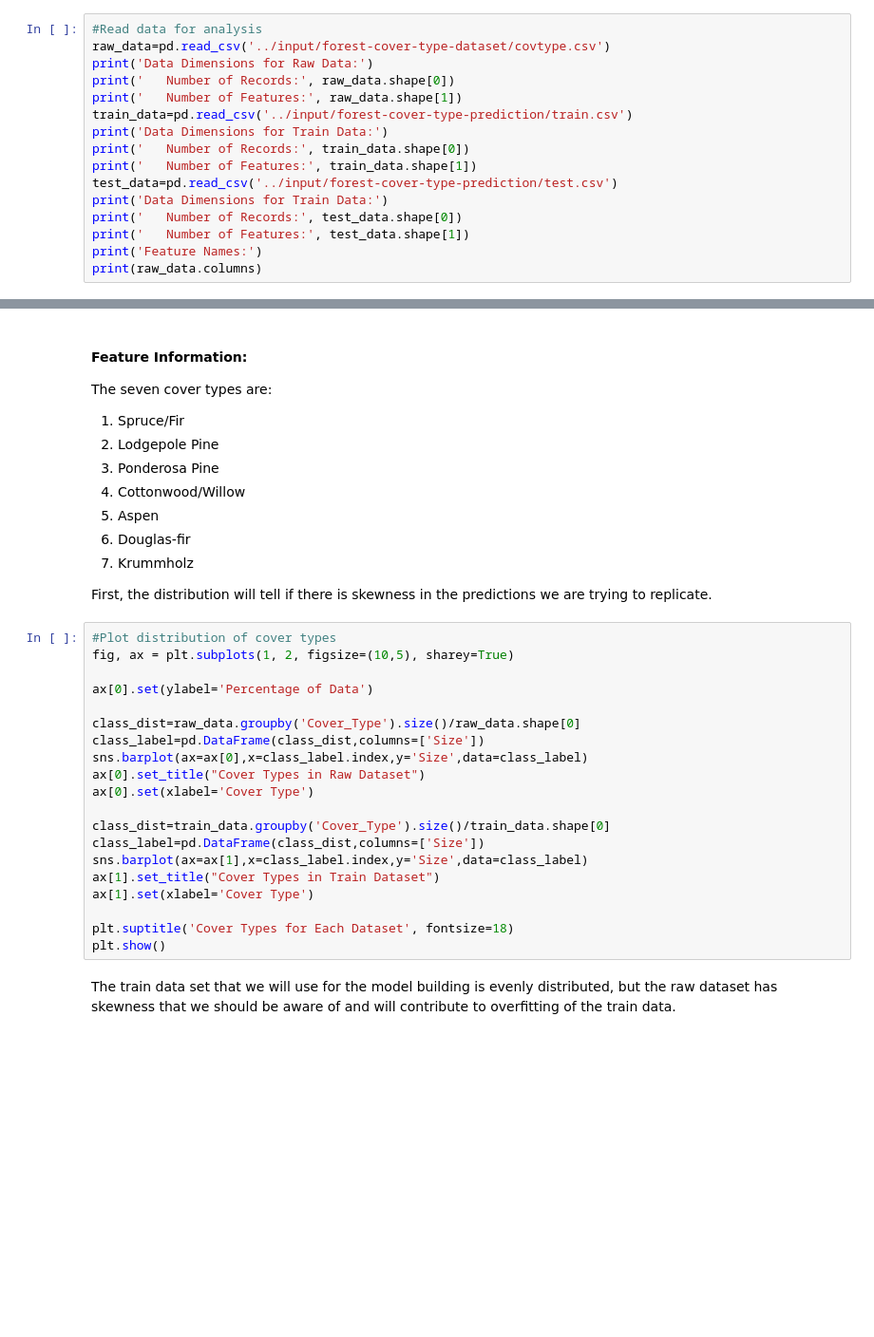
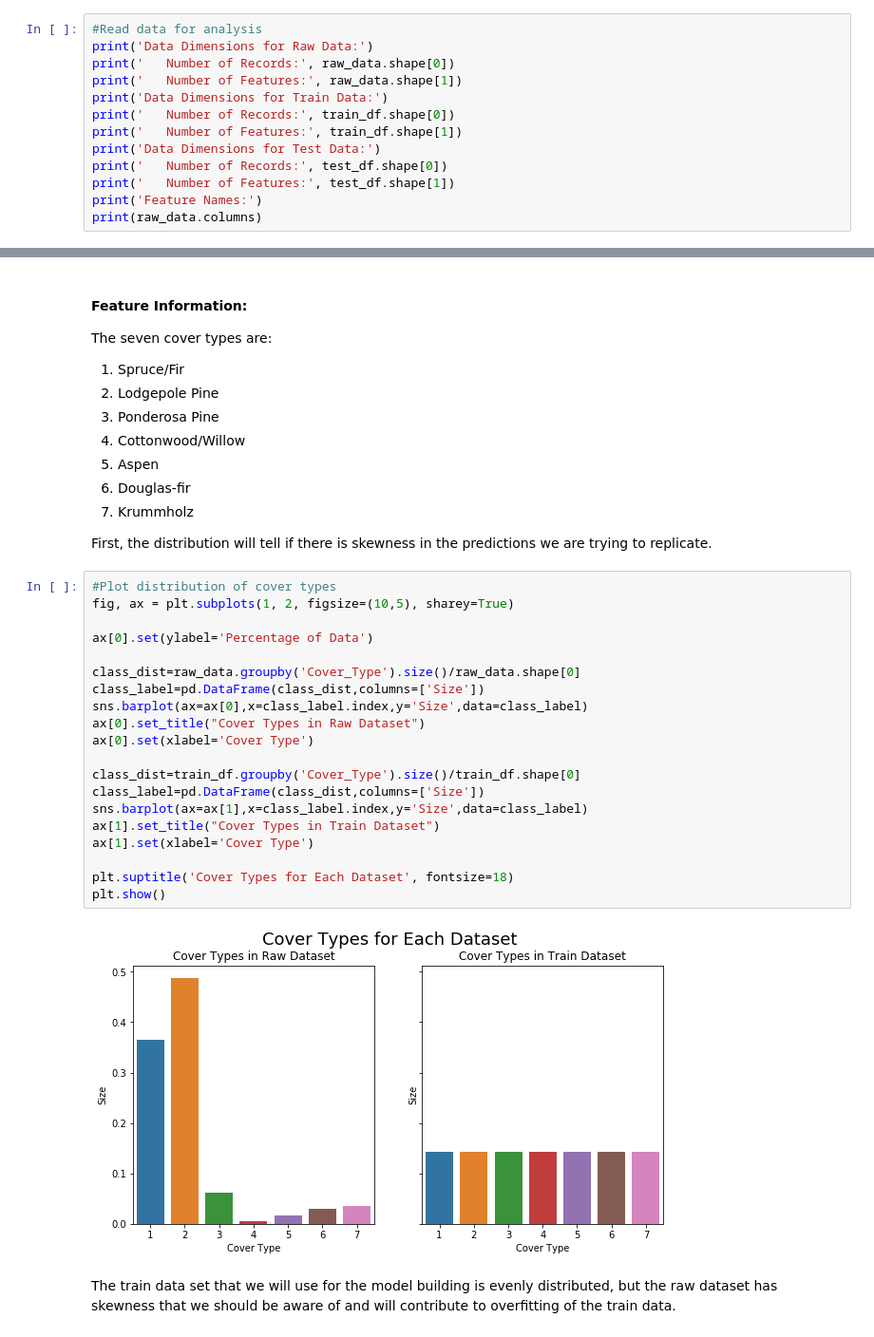
Before and after one commit to aidan-jackson-data/Forest-Cover-Type-Prediction, a Jupyter notebook: 207-final-notebook.ipynb, the cells around one changed output, grey strips where cells are left out. Shown: that part at 95% size. Saved outputs shown, nothing was run; the diff lists cells and outputs as text; blank space fills up the shorter version.

```diff
--- a/207-final-notebook.ipynb
+++ b/207-final-notebook.ipynb
@@ -52,17 +70,14 @@ for dirname, _, filenames in os.walk('/kaggle/input'):
 # %%
 #Read data for analysis
-raw_data=pd.read_csv('../input/forest-cover-type-dataset/covtype.csv')
 print('Data Dimensions for Raw Data:')
 print('   Number of Records:', raw_data.shape[0])
 print('   Number of Features:', raw_data.shape[1])
-train_data=pd.read_csv('../input/forest-cover-type-prediction/train.csv')
 print('Data Dimensions for Train Data:')
-print('   Number of Records:', train_data.shape[0])
-print('   Number of Features:', train_data.shape[1])
-test_data=pd.read_csv('../input/forest-cover-type-prediction/test.csv')
-print('Data Dimensions for Train Data:')
-print('   Number of Records:', test_data.shape[0])
-print('   Number of Features:', test_data.shape[1])
+print('   Number of Records:', train_df.shape[0])
+print('   Number of Features:', train_df.shape[1])
+print('Data Dimensions for Test Data:')
+print('   Number of Records:', test_df.shape[0])
+print('   Number of Features:', test_df.shape[1])
 print('Feature Names:')
 print(raw_data.columns)
 # %% [output]
@@ -84,23 +115,25 @@ First, the distribution will tell if there is skewness in the predictions we are
 # %%
 #Plot distribution of cover types
 fig, ax = plt.subplots(1, 2, figsize=(10,5), sharey=True)
 
 ax[0].set(ylabel='Percentage of Data')
 
 class_dist=raw_data.groupby('Cover_Type').size()/raw_data.shape[0]
 class_label=pd.DataFrame(class_dist,columns=['Size'])
 sns.barplot(ax=ax[0],x=class_label.index,y='Size',data=class_label)
 ax[0].set_title("Cover Types in Raw Dataset")
 ax[0].set(xlabel='Cover Type')
 
-class_dist=train_data.groupby('Cover_Type').size()/train_data.shape[0]
+class_dist=train_df.groupby('Cover_Type').size()/train_df.shape[0]
 class_label=pd.DataFrame(class_dist,columns=['Size'])
 sns.barplot(ax=ax[1],x=class_label.index,y='Size',data=class_label)
 ax[1].set_title("Cover Types in Train Dataset")
 ax[1].set(xlabel='Cover Type')
 
 plt.suptitle('Cover Types for Each Dataset', fontsize=18)
 plt.show()
+# %% [output]
+[figure, added]
 # %% [markdown]
 The train data set that we will use for the model building is evenly distributed, but the raw dataset has skewness that we should be aware of and will contribute to overfitting of the train data.
 # %% [markdown]
```
Also changed, not shown: parts of 10 cells of this notebook.
